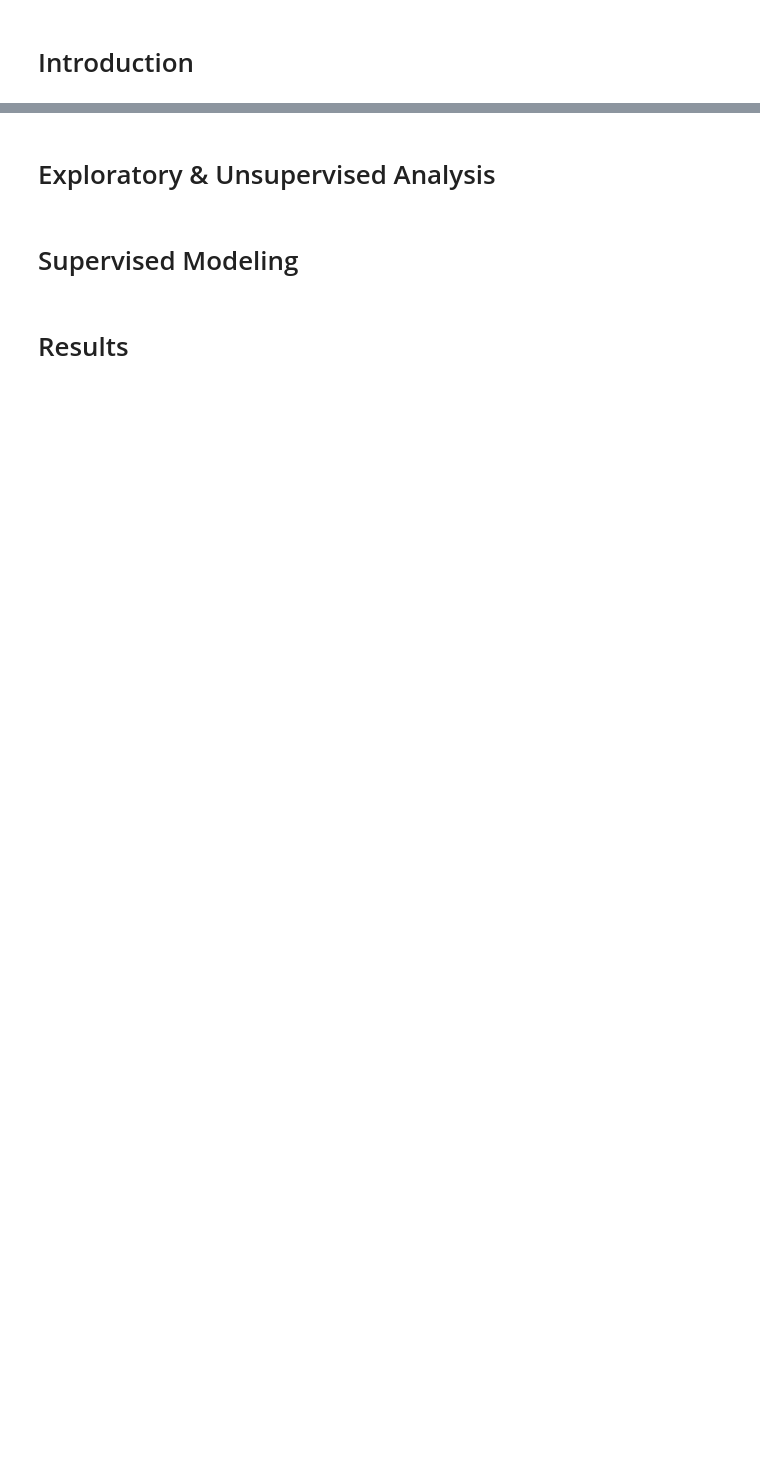
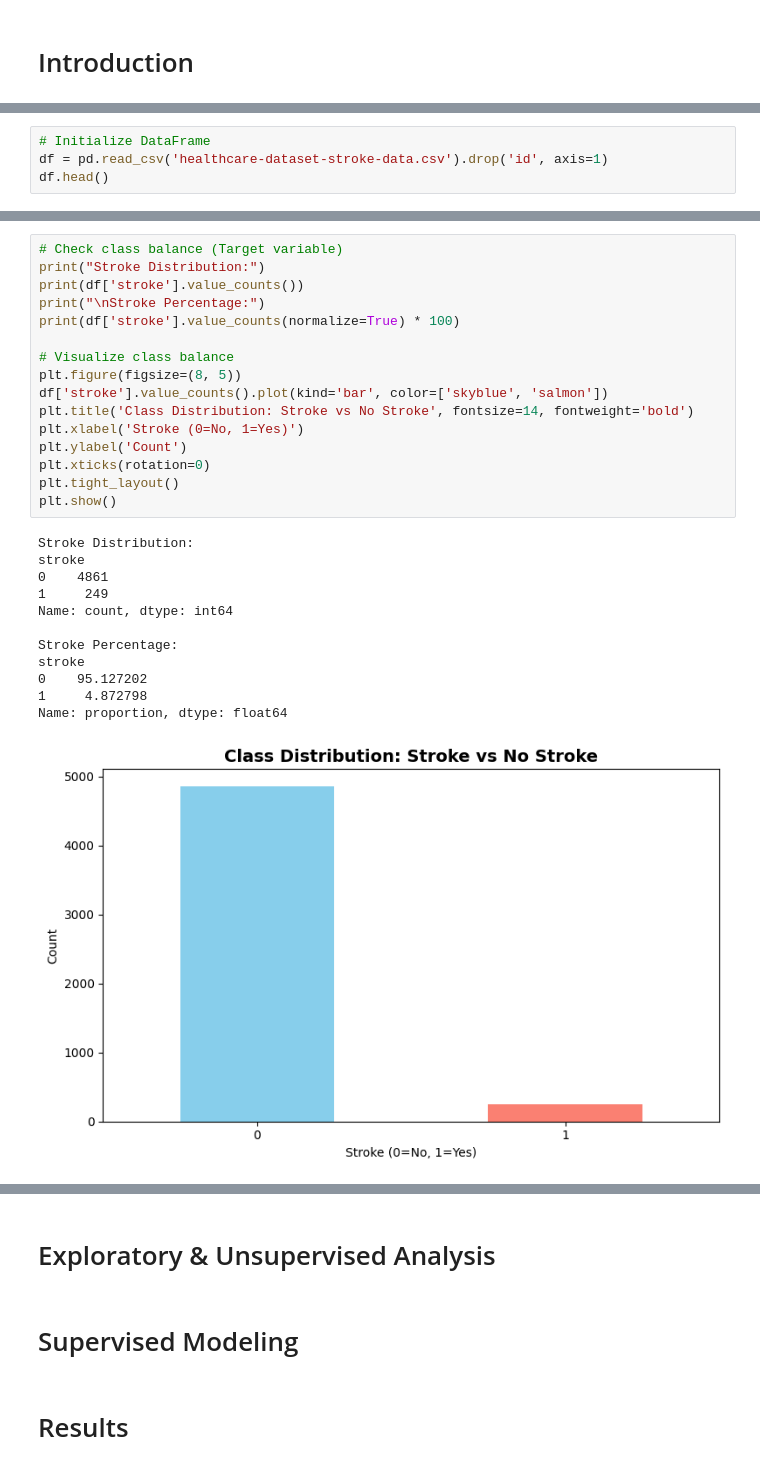
Before and after one commit to anthony-lamelas/Stroke_Prediction, a Jupyter notebook: main.ipynb, the cells around one changed output, grey strips where cells are left out. Cells and saved outputs as stored; diff of their text form; blank space fills up the shorter version.

```diff
--- a/main.ipynb
+++ b/main.ipynb
@@ -4,0 +18,4 @@ Our project focuses on predicting strokes within humans. The dataset is extensiv
+# %%
+# Initialize DataFrame
+df = pd.read_csv('healthcare-dataset-stroke-data.csv').drop('id', axis=1)
+df.head()
@@ -4,0 +62,29 @@ Our project focuses on predicting strokes within humans. The dataset is extensiv
+# %%
+# Check class balance (Target variable)
+print("Stroke Distribution:")
+print(df['stroke'].value_counts())
+print("\nStroke Percentage:")
+print(df['stroke'].value_counts(normalize=True) * 100)
+
+# Visualize class balance
+plt.figure(figsize=(8, 5))
+df['stroke'].value_counts().plot(kind='bar', color=['skyblue', 'salmon'])
+plt.title('Class Distribution: Stroke vs No Stroke', fontsize=14, fontweight='bold')
+plt.xlabel('Stroke (0=No, 1=Yes)')
+plt.ylabel('Count')
+plt.xticks(rotation=0)
+plt.tight_layout()
+plt.show()
+# %% [output]
+Stroke Distribution:
+stroke
+0    4861
+1     249
+Name: count, dtype: int64
+
+Stroke Percentage:
+stroke
+0    95.127202
+1     4.872798
+Name: proportion, dtype: float64
+[figure, added]
```
Also changed, not shown: parts of 20 cells of this notebook, 2 other files.
